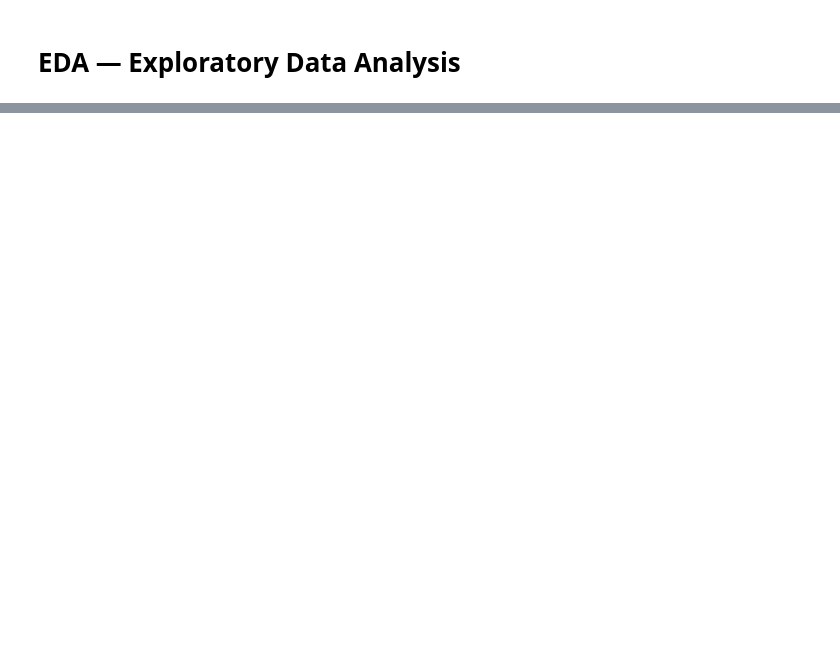
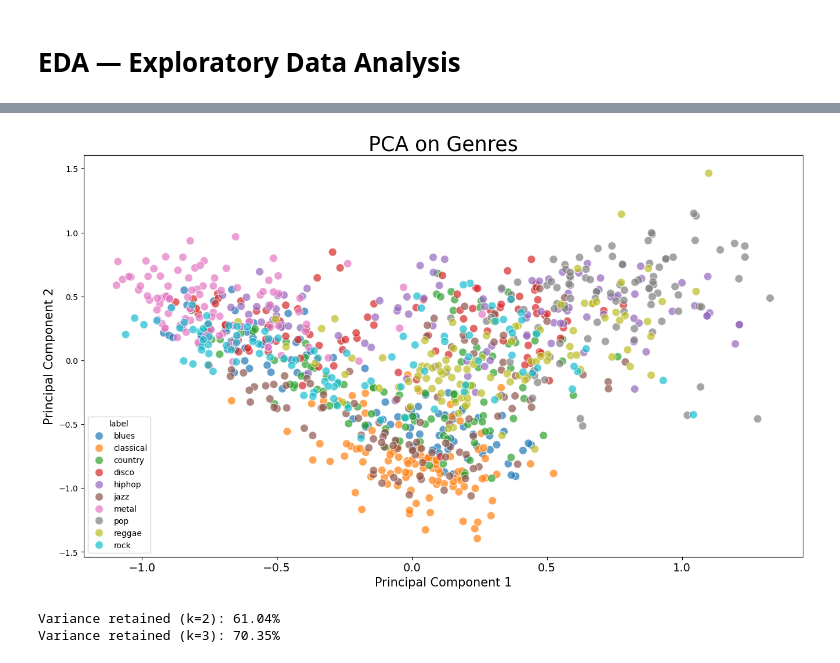
Before and after one commit to Neman-River/brain_on_music, a Jupyter notebook: genres_features.ipynb, the cells around one changed output, grey strips where cells are left out. Saved outputs shown, nothing was run; the diff lists cells and outputs as text; code cells hidden in the pictures; blank space fills up the shorter version.

```diff
--- a/genres_features.ipynb
+++ b/genres_features.ipynb
@@ -746,0 +895,8 @@ plt.show()
+# %%
+#### NORMALIZE X ####
+
+cols = X.columns
+min_max_scaler = preprocessing.MinMaxScaler()
+X_scaled = min_max_scaler.fit_transform(X)
+X_scaled = pd.DataFrame(X_scaled, columns=cols)
+X_scaled.head()
@@ -746,0 +944,47 @@ plt.show()
+# %%
+plt.figure(figsize = (16, 9))
+sns.scatterplot(x = "PC1", y = "PC2", data = finalDf, hue = "label", alpha = 0.7,
+               s = 100);
+
+plt.title('PCA on Genres', fontsize = 25)
+plt.xticks(fontsize = 14)
+plt.yticks(fontsize = 10);
+plt.xlabel("Principal Component 1", fontsize = 15)
+plt.ylabel("Principal Component 2", fontsize = 15)
+plt.savefig("PCA Scattert.jpg")
+# %% [output]
+[figure, added]
+# %%
+from sklearn.preprocessing import StandardScaler
+from sklearn.decomposition import PCA
+import matplotlib.pyplot as plt
+
+# --- prepare data ---
+X = data[mean_cols]
+y = data['label']
+
+scaler = preprocessing.MinMaxScaler()
+X_scaled = scaler.fit_transform(X)
+
+
+# --- PCA k=2 ---
+pca2 = PCA(n_components=2)
+X_pca2 = pca2.fit_transform(X_scaled)
+var2 = sum(pca2.explained_variance_ratio_)*100
+
+
+X_pca2 = pd.DataFrame(X_pca2, columns=['PC1', 'PC2'])
+
+# concatenate with target label
+# finalDf = pd.concat([X_pca2, y], axis = 1)
+
+# --- PCA k=3 ---
+pca3 = PCA(n_components=3)
+X_pca3 = pca3.fit_transform(X_scaled)
+var3 = sum(pca3.explained_variance_ratio_) * 100
+
+print(f'Variance retained (k=2): {var2:.2f}%')
+print(f'Variance retained (k=3): {var3:.2f}%')
+# %% [output]
+Variance retained (k=2): 61.04%
+Variance retained (k=3): 70.35%
```
Also changed, not shown: parts of 27 cells of this notebook, 7 other files.
